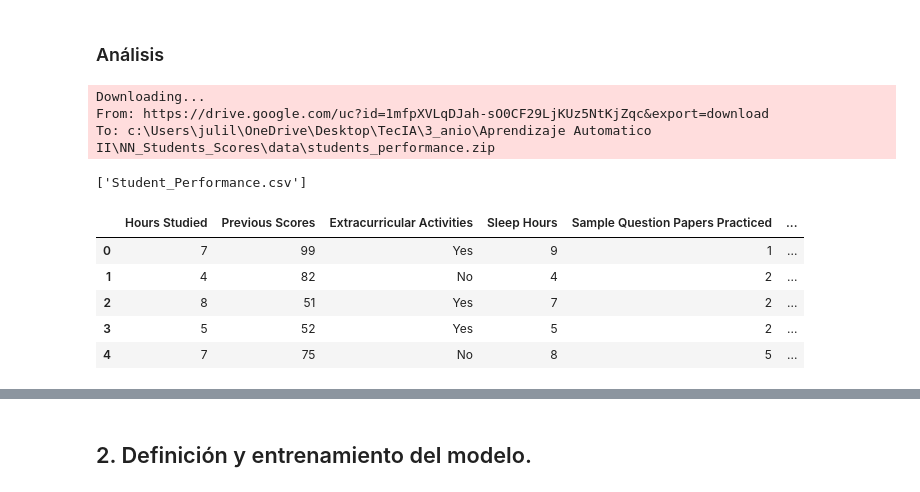
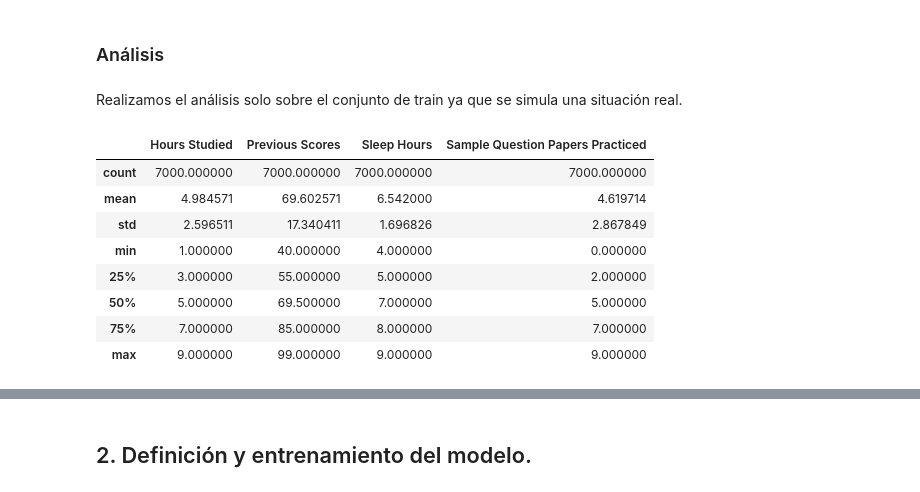
Before and after one commit to julilc/NN_Examples, a Jupyter notebook: NN_Students_Scores/students_scores.ipynb, the cells around one changed output, grey strips where cells are left out. Cells and saved outputs as stored; diff of their text form; code cells hidden in the pictures.

```diff
--- a/NN_Students_Scores/students_scores.ipynb
+++ b/NN_Students_Scores/students_scores.ipynb
@@ -98,32 +208,17 @@ import zipfile
 ## 1. Análisis previo y preprocesamiento del set de datos.
 # %% [markdown]
 ### Análisis
-# %%
-url_zip_file = 'https://drive.google.com/uc?id=1mfpXVLqDJah-sO0CF29LjKUz5NtKjZqc&export=download'
-
-#descarga de zip
-df = gdown.download(url_zip_file, './data/students_performance.zip')
-
-#extraccion de zip en variable df
-with open(df , 'rb') as f:
-    with zipfile.ZipFile(f) as z:
-        # 3. Mostrar nombres de los archivos dentro del ZIP
-        print(z.namelist())  # útil si no sabés el nombre exacto
-
-        # 4. Leer el archivo CSV directamente en memoria
-        with z.open(z.namelist()[0]) as csvfile:
-            df = pd.read_csv(csvfile)
-# %% [output]
-Downloading...
-From: https://drive.google.com/uc?id=1mfpXVLqDJah-sO0CF29LjKUz5NtKjZqc&export=download
-To: c:\Users\julil\OneDrive\Desktop\TecIA\3_anio\Aprendizaje Automatico II\NN_Students_Scores\data\students_performance.zip
-['Student_Performance.csv']
-# %%
-df.head()
-# %% [output]
-|  | Hours Studied | Previous Scores | Extracurricular Activities | Sleep Hours | Sample Question Papers Practiced | ... |
-| 0 | 7 | 99 | Yes | 9 | 1 | ... |
-| 1 | 4 | 82 | No | 4 | 2 | ... |
-| 2 | 8 | 51 | Yes | 7 | 2 | ... |
-| 3 | 5 | 52 | Yes | 5 | 2 | ... |
-| 4 | 7 | 75 | No | 8 | 5 | ... |
+# %% [markdown]
+Realizamos el análisis solo sobre el conjunto de train ya que se simula una situación real.
+# %%
+X_train.describe()
+# %% [output]
+|  | Hours Studied | Previous Scores | Sleep Hours | Sample Question Papers Practiced |
+| count | 7000.000000 | 7000.000000 | 7000.000000 | 7000.000000 |
+| mean | 4.984571 | 69.602571 | 6.542000 | 4.619714 |
+| std | 2.596511 | 17.340411 | 1.696826 | 2.867849 |
+| min | 1.000000 | 40.000000 | 4.000000 | 0.000000 |
+| 25% | 3.000000 | 55.000000 | 5.000000 | 2.000000 |
+| 50% | 5.000000 | 69.500000 | 7.000000 | 5.000000 |
+| 75% | 7.000000 | 85.000000 | 8.000000 | 7.000000 |
+| max | 9.000000 | 99.000000 | 9.000000 | 9.000000 |
```
Also changed, not shown: parts of 14 cells of this notebook.
